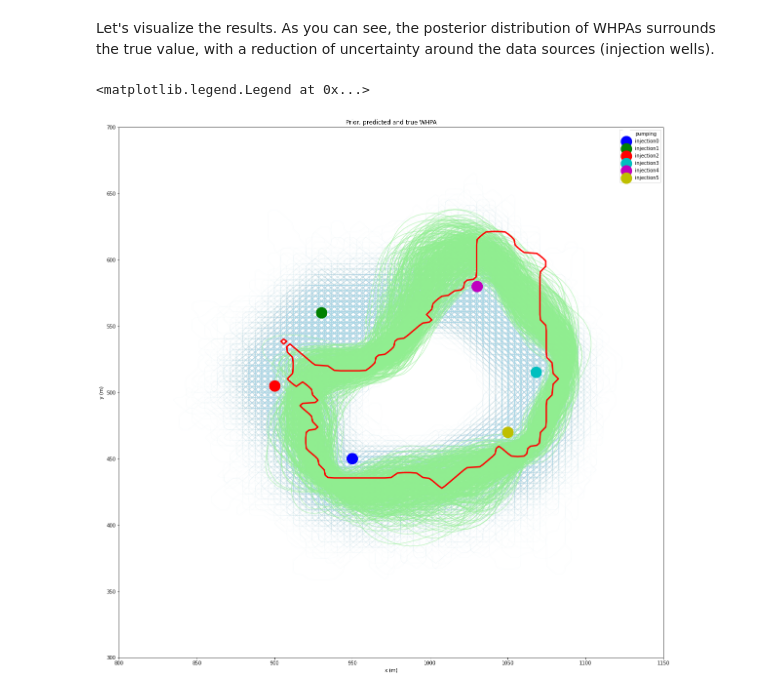
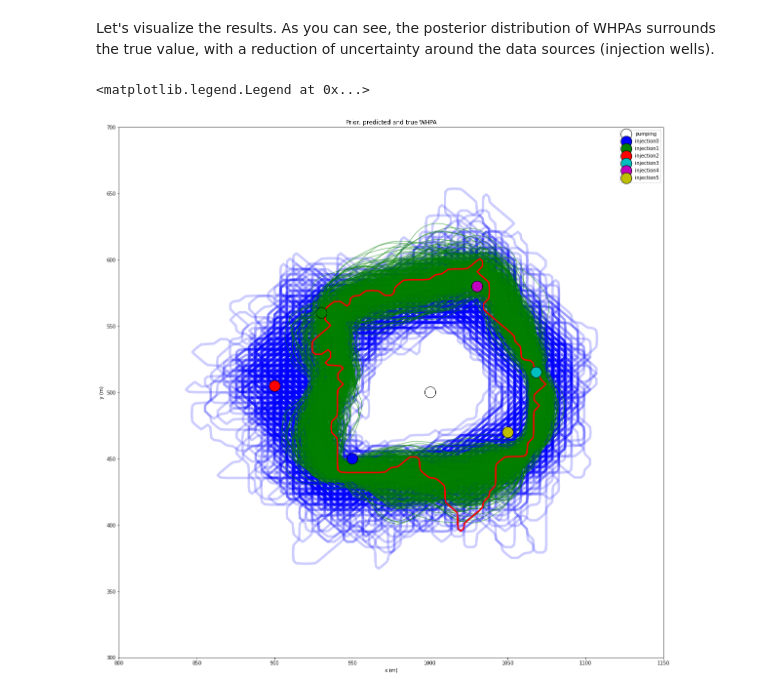
Before and after one commit to robinthibaut/kaggle, a Jupyter notebook: whpa-get-started.ipynb, the cells around one changed output. Cells and saved outputs as stored; diff of their text form; code cells hidden in the pictures.

```diff
--- a/whpa-get-started.ipynb
+++ b/whpa-get-started.ipynb
@@ -78,8 +78,8 @@ for folder in folders:  # Loop over the folders
         sd_files.append(os.path.join(data_path, folder, 'pz.npy'))  # Add the pz file
 
 # Now load all the data
-X = list(map(np.load, bkt_files))  # we use list to make it a list of numpy arrays
-y = np.array([np.load(f) for f in sd_files])
+X = list(map(np.load, bkt_files[:400]))  # we use list to make it a list of numpy arrays
+y = np.array([np.load(f) for f in sd_files[:400]])
 # %% [markdown]
 ### Let's have a look at the dataset  ###
 # %% [markdown]
@@ -333,7 +333,7 @@ y_range = [300, 700]  # y-range (m)
 # Defines cell dimensions for the signed distance computation.
 cell_dim = 4  # Cell dimension (m)
 
-xys, nrow, ncol = grid_parameters(
+xys, nrow, ncol, _ = grid_parameters(
     x_lim=x_range, y_lim=y_range, grf=cell_dim
 )
 # xys: Centroids of a grid' cells
@@ -473,7 +473,7 @@ X_test[0].shape
 # The posterior distribution is computed within the method below.
 # Let's only predict the first instance (index 0)
 n_obs = 0
-y_predicted = model.predict(X_test[n_obs])
+y_predicted = model.predict(X_test[n_obs].reshape(1, -1))
 print(y_predicted.shape)
 # out: (1, n_posts, 8700)
 # For one example, we sampled 400 posterior samples from the model and backtransformed them to the original space.
@@ -484,22 +484,22 @@ Let's visualize the results. As you can see, the posterior distribution of WHPAs
 # %%
 # Plot the predicted WHPAs (O contour of the signed distance fields)
 plt.figure(figsize=(20, 20))
 # plot the training set in the background
 for pct in y_train:
-    plt.contour(pct.reshape(model.Y_shape), levels=[0], alpha=.05, colors="lightblue", linewidths=1, extent=[x_range[0], x_range[1], y_range[0], y_range[1]], zorder=0)
+    plt.contour(pct.reshape(model.Y_shape), levels=[0], alpha=.2, colors="blue", linewidths=5, extent=[x_range[0], x_range[1], y_range[0], y_range[1]], zorder=0)
 # plot the predicted WHPAs
 for pc in y_predicted[0]:
     pcr = np.reshape(pc, model.Y_shape)
-    plt.contour(pcr, levels=[0], colors="lightgreen", alpha=.5, extent=[x_range[0], x_range[1], y_range[0], y_range[1]], zorder=1)  # plot the 0 contour of the signed distance field
+    plt.contour(pcr, levels=[0], colors="green", alpha=.5, extent=[x_range[0], x_range[1], y_range[0], y_range[1]], zorder=1)  # plot the 0 contour of the signed distance field
 # Plot the true WHPA
 plt.contour(y_test[n_obs].reshape(model.Y_shape), levels=[0], colors="red", alpha=1, linewidths=3,extent=[x_range[0], x_range[1], y_range[0], y_range[1]], zorder=2)  # plot the 0 contour of the true signed distance field
 # Plot the well locations on top
 for well in wells_data:
-    plt.scatter(wells_data[well]["coordinates"][0], wells_data[well]["coordinates"][1], color=wells_data[well]["color"], s=500, alpha=1, zorder=3, label=well)
+    plt.scatter(wells_data[well]["coordinates"][0], wells_data[well]["coordinates"][1], color=wells_data[well]["color"], s=500, alpha=1, zorder=3, label=well, edgecolors='black')
 plt.xlabel("x (m)")
 plt.ylabel("y (m)")
 plt.title("Prior, predicted and true WHPA")
 plt.legend()
 # %% [output]
 <matplotlib.legend.Legend at 0x...>
-[figure, old version]
+[figure, new version]
```
Also changed, not shown: parts of 4 cells of this notebook.
